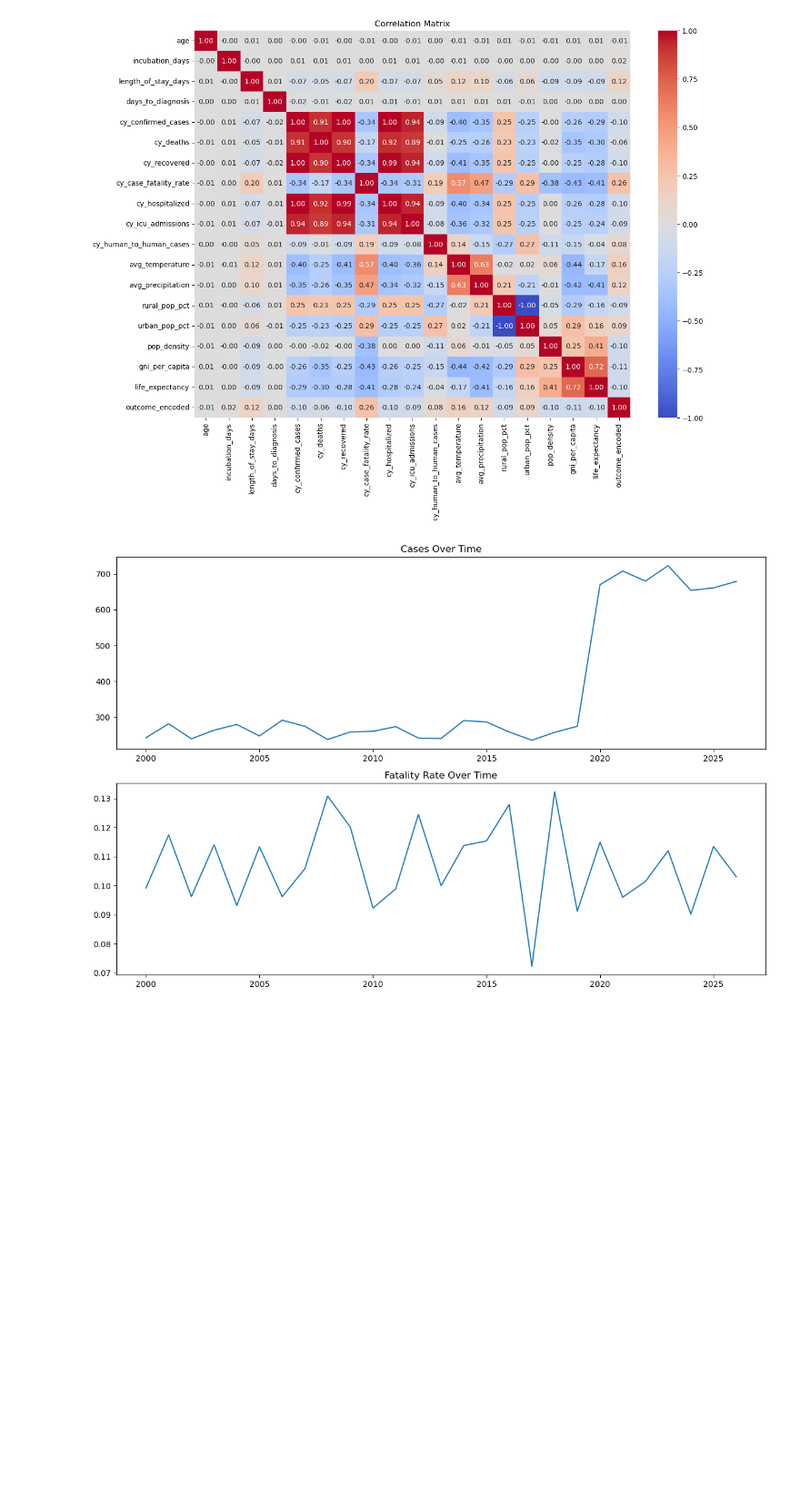
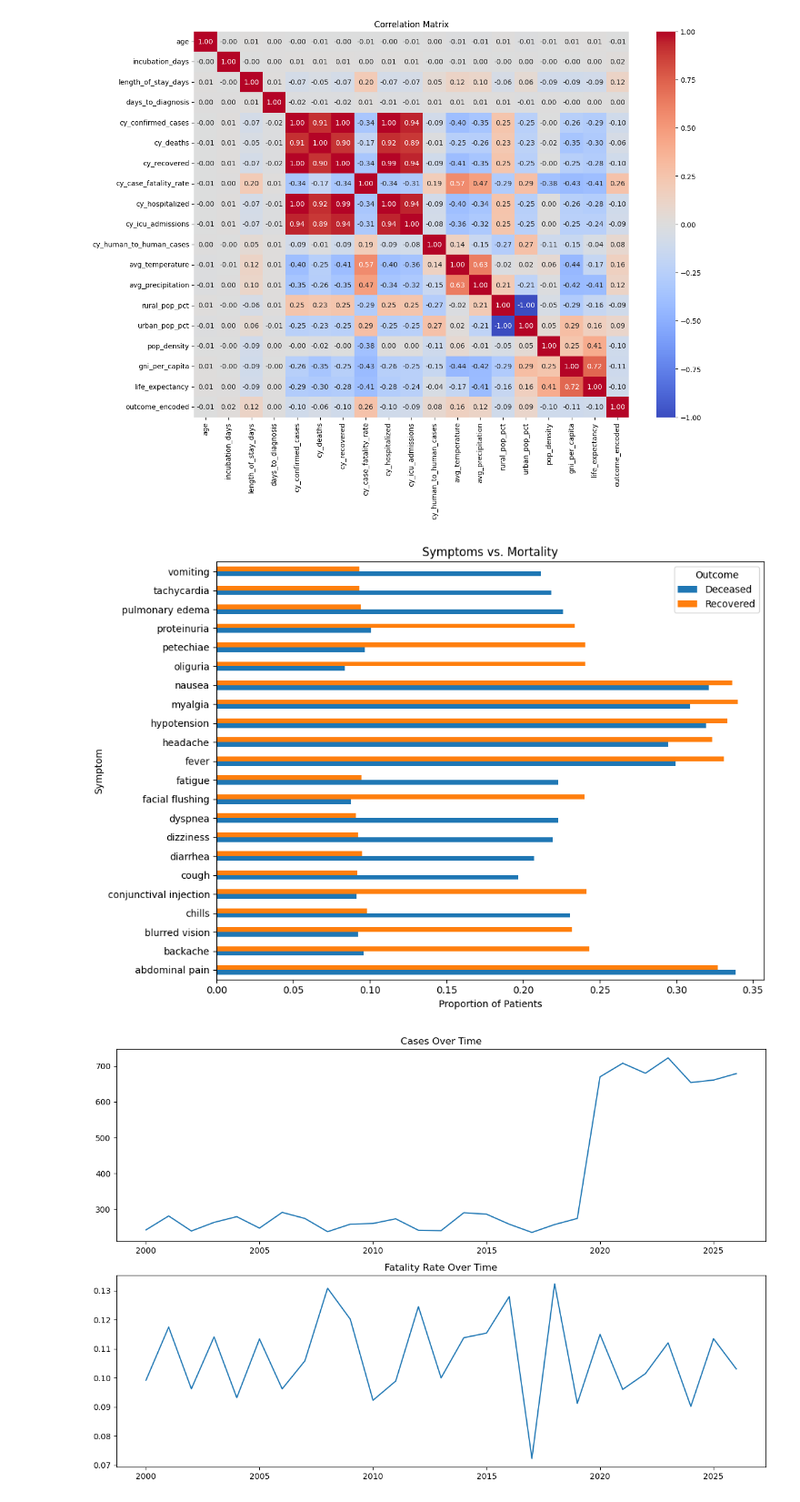
Before and after one commit to Sweekrit-B/dsc-148-hantavirus-preds, a Jupyter notebook: notebooks/final_project.ipynb, the cells around one changed output. Shown at 91% size. Drawn from its saved outputs; the diff is of its cells as text; code cells hidden in the pictures; blank space fills up the shorter version.

Commit message:
added an eda graph

```diff
--- a/notebooks/final_project.ipynb
+++ b/notebooks/final_project.ipynb
@@ -364,6 +364,44 @@ plt.title('Correlation Matrix')
 plt.show()
 # %% [output]
 [figure]
+# %%
+df = data.copy()
+
+# split comma-separated symptoms into lists
+df["symptom_list"] = (
+    df["symptoms"]
+    .fillna("")
+    .astype(str)
+    .str.split(",")
+    .apply(lambda symptoms: [s.strip().lower() for s in symptoms if s.strip()])
+)
+
+# multi-label binarize symptoms
+mlb = MultiLabelBinarizer()
+symptom_matrix = mlb.fit_transform(df["symptom_list"])
+
+symptom_df = pd.DataFrame(
+    symptom_matrix,
+    columns=mlb.classes_,
+    index=df.index
+)
+
+# add outcome column
+symptom_df["outcome"] = df["outcome"]
+# %%
+symptom_cols = symptom_df.drop(columns="outcome").columns
+
+symptom_prevalence = symptom_df.groupby("outcome")[symptom_cols].mean().T
+symptom_prevalence.plot(kind="barh", figsize=(10, 7))
+
+plt.xlabel("Proportion of Patients")
+plt.ylabel("Symptom")
+plt.title("Symptoms vs. Mortality")
+plt.legend(title="Outcome")
+plt.tight_layout()
+plt.show()
+# %% [output]
+[figure, added]
 # %%
 # Cases and deaths over time
 yearly = data.groupby('year').agg(
```
Also changed, not shown: parts of 3 cells of this notebook.
